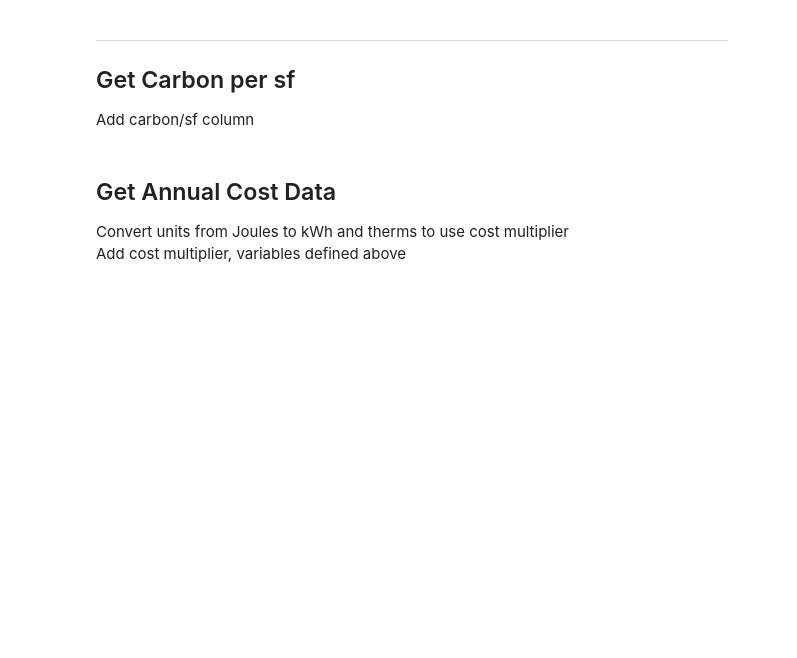
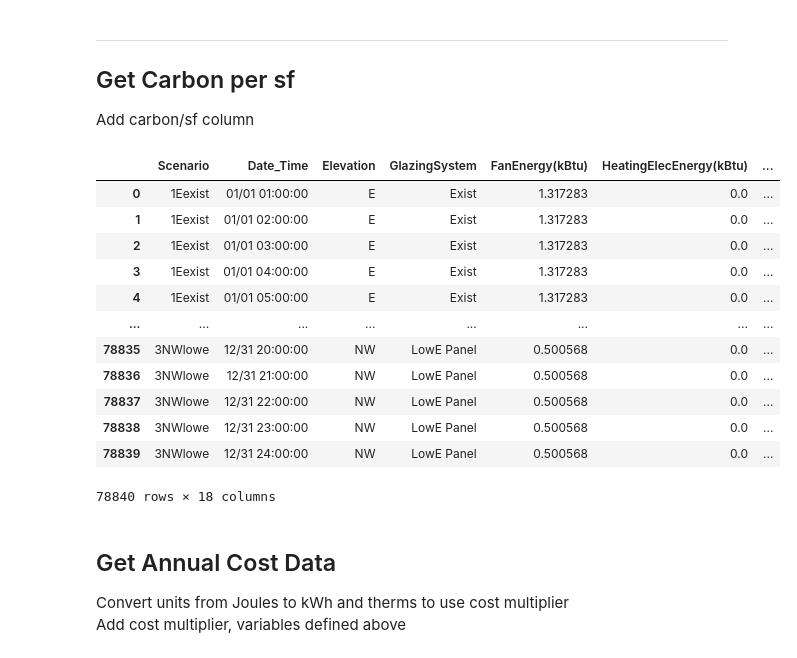
Before and after one commit to klharp/Eplus_Maine, a Jupyter notebook: MSP_Scraper.ipynb, the cells around one changed output. Drawn from its saved outputs; the diff is of its cells as text; code cells hidden in the pictures; blank space fills up the shorter version.

```diff
--- a/MSP_Scraper.ipynb
+++ b/MSP_Scraper.ipynb
@@ -203,7 +257,21 @@ get_annual_ComElec["CO2_Electric(lb/sf)"] = ((get_annual_ComElec["FanEnergy(kBtu
 # %%
 get_annual_ComElec["CO2_Gas(lb/sf)"] = ((get_annual_ComElec["HeatingGasEnergy(kBtu)"]) * gas_co2) / sf
 
-# get_annual_ComElec
+get_annual_ComElec
+# %% [output]
+|  | Scenario | Date_Time | Elevation | GlazingSystem | FanEnergy(kBtu) | HeatingElecEnergy(kBtu) | ... |
+| 0 | 1Eexist | 01/01 01:00:00 | E | Exist | 1.317283 | 0.0 | ... |
+| 1 | 1Eexist | 01/01 02:00:00 | E | Exist | 1.317283 | 0.0 | ... |
+| 2 | 1Eexist | 01/01 03:00:00 | E | Exist | 1.317283 | 0.0 | ... |
+| 3 | 1Eexist | 01/01 04:00:00 | E | Exist | 1.317283 | 0.0 | ... |
+| 4 | 1Eexist | 01/01 05:00:00 | E | Exist | 1.317283 | 0.0 | ... |
+| ... | ... | ... | ... | ... | ... | ... | ... |
+| 78835 | 3NWlowe | 12/31 20:00:00 | NW | LowE Panel | 0.500568 | 0.0 | ... |
+| 78836 | 3NWlowe | 12/31 21:00:00 | NW | LowE Panel | 0.500568 | 0.0 | ... |
+| 78837 | 3NWlowe | 12/31 22:00:00 | NW | LowE Panel | 0.500568 | 0.0 | ... |
+| 78838 | 3NWlowe | 12/31 23:00:00 | NW | LowE Panel | 0.500568 | 0.0 | ... |
+| 78839 | 3NWlowe | 12/31 24:00:00 | NW | LowE Panel | 0.500568 | 0.0 | ... |
+78840 rows × 18 columns
 # %% [markdown]
 ## Get Annual Cost Data
 Convert units from Joules to kWh and therms to use cost multiplier<br>
```
Also changed, not shown: parts of 16 cells of this notebook, 14 other files.
